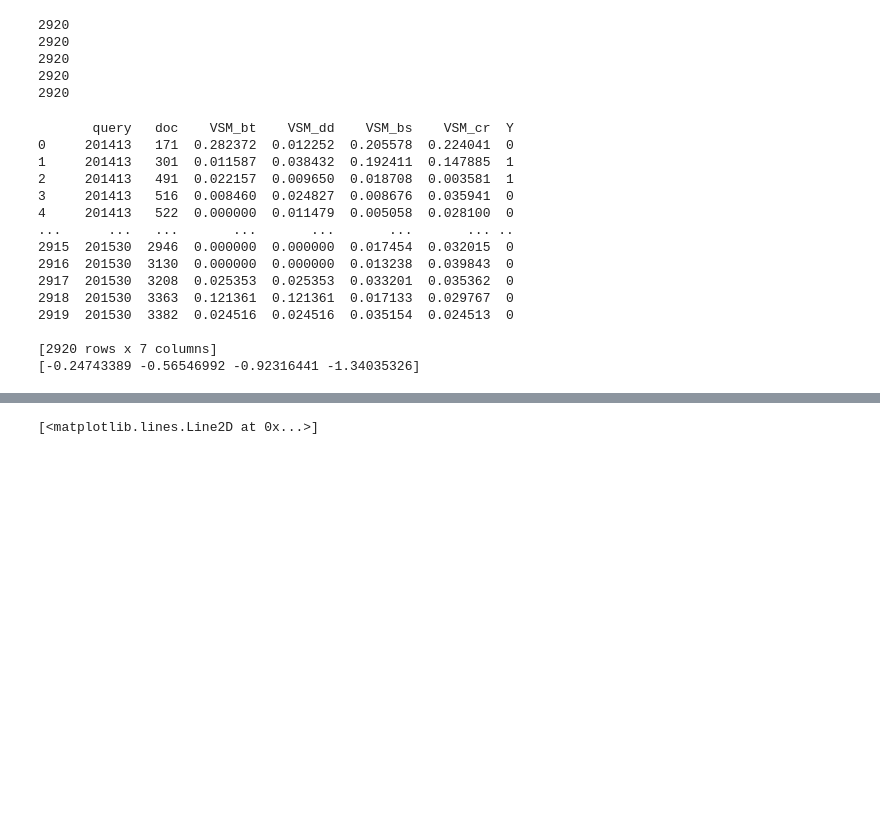
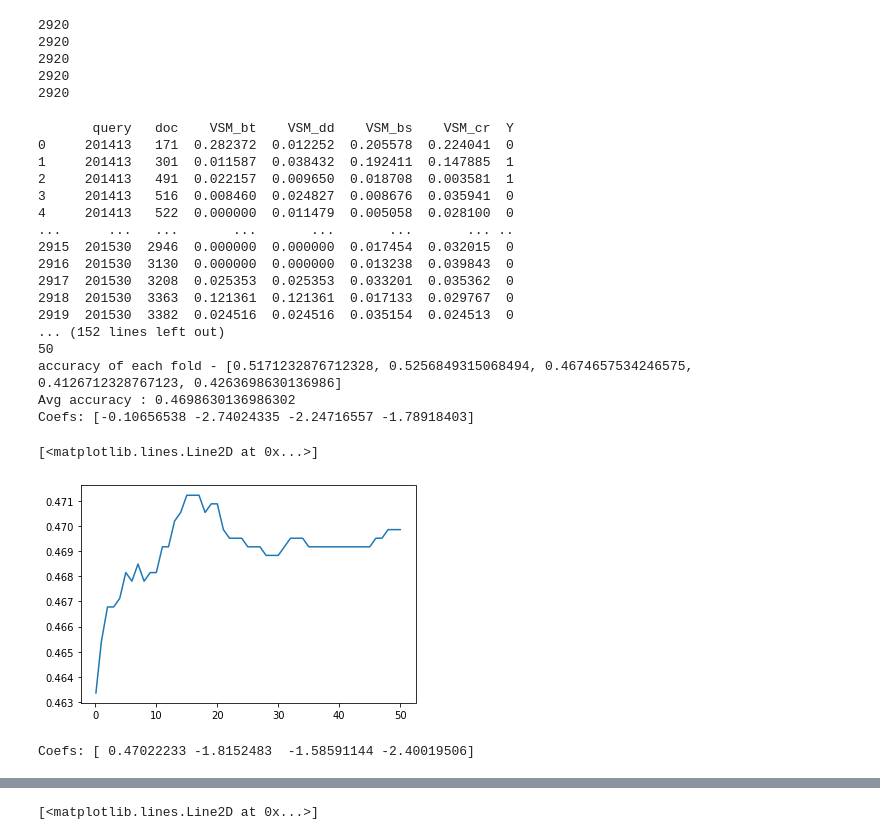
Before and after one commit to retraca/clinical-cases-retrieval, a Jupyter notebook: ggs_proj_phase2.ipynb, the cells around one changed output, grey strips where cells are left out. Cells and saved outputs as stored; diff of their text form; code cells hidden in the pictures; blank space fills up the shorter version.

Commit message:
cross validation

```diff
--- a/ggs_proj_phase2.ipynb
+++ b/ggs_proj_phase2.ipynb
@@ -261,46 +261,83 @@ print(len(y_training))
 2920
 2920
 # %%
-#Calcular coeficientes da logistic regression
+# Calcular coeficientes da logistic regression
 
 from sklearn.linear_model import LogisticRegression
-from sklearn.model_selection import train_test_split
+from sklearn.model_selection import KFold
+from sklearn.metrics import accuracy_score
 
 candidates = {'query': queries_training,
               'doc': docs_training,
               'VSM_bt': VSM_bt_training,
               'VSM_dd': VSM_dd_training,
               'VSM_bs': VSM_bs_training,
               'VSM_cr': VSM_cr_training,
               'Y': y_training
               }
 df = pd.DataFrame(candidates, columns=['query', 'doc',
                                        'VSM_bt', 'VSM_dd', 'VSM_bs', 'VSM_cr', 'Y'])
-
 print(df)
 
 x = df[['VSM_bt', 'VSM_dd', 'VSM_bs', 'VSM_cr']]
 y = df['Y']
 
-clf = LogisticRegression(random_state=0).fit(x, y)
+# cross-validation for different values of C
+c_values = [0.1, 1, 2, 3, 4, 5, 6, 7, 8, 9, 10, 11, 12, 13, 14,
+            15, 16, 17, 18, 19, 20, 21, 22, 23, 24, 25, 26, 27, 28, 29, 30, 31, 32, 33, 34, 35, 36, 37, 38, 39, 40, 41, 42, 43, 44, 45, 46, 47, 48, 49, 50]
+c_ap = []
+k = 5
+kf = KFold(n_splits=k, random_state=None)
+
+for c in c_values:
+    print(c)
+    acc_score = []
+    for train_index, test_index in kf.split(x):
+        X_train, X_test = x.iloc[train_index, :], x.iloc[test_index, :]
+        y_train, y_test = y[train_index], y[test_index]
+        clf = LogisticRegression(
+            random_state=0, C=c, class_weight='balanced').fit(X_train, y_train)
+        pred_values = clf.predict(X_test)
+
+        acc = accuracy_score(pred_values, y_test)
+        acc_score.append(acc)
+    avg_acc_score = sum(acc_score)/k
+    print('accuracy of each fold - {}'.format(acc_score))
+    print('Avg accuracy : {}'.format(avg_acc_score))
+    c_ap.append(avg_acc_score)
+
+
 coefs = clf.coef_[0]
-print(coefs)
+print('Coefs: {}'.format(coefs))
+
+plt.plot(c_values, c_ap)
 # %% [output]
        query   doc    VSM_bt    VSM_dd    VSM_bs    VSM_cr  Y
 0     201413   171  0.282372  0.012252  0.205578  0.224041  0
 1     201413   301  0.011587  0.038432  0.192411  0.147885  1
 2     201413   491  0.022157  0.009650  0.018708  0.003581  1
 3     201413   516  0.008460  0.024827  0.008676  0.035941  0
 4     201413   522  0.000000  0.011479  0.005058  0.028100  0
 ...      ...   ...       ...       ...       ...       ... ..
 2915  201530  2946  0.000000  0.000000  0.017454  0.032015  0
 2916  201530  3130  0.000000  0.000000  0.013238  0.039843  0
 2917  201530  3208  0.025353  0.025353  0.033201  0.035362  0
 2918  201530  3363  0.121361  0.121361  0.017133  0.029767  0
 2919  201530  3382  0.024516  0.024516  0.035154  0.024513  0
-
-[2920 rows x 7 columns]
-[-0.24743389 -0.56546992 -0.92316441 -1.34035326]
+... (152 lines left out)
+50
+accuracy of each fold - [0.5171232876712328, 0.5256849315068494, 0.4674657534246575, 0.4126712328767123, 0.4263698630136986]
+Avg accuracy : 0.4698630136986302
+Coefs: [-0.10656538 -2.74024335 -2.24716557 -1.78918403]
+[<matplotlib.lines.Line2D at 0x...>]
+[figure, added]
+# %%
+clf = LogisticRegression(
+    random_state=0, C=18, class_weight='balanced').fit(x, y)
+coefs = clf.coef_[0]
+print('Coefs: {}'.format(coefs))
+# %% [output]
+Coefs: [ 0.47022233 -1.8152483  -1.58591144 -2.40019506]
 # %%
 #scores para as queries de teste
 
```
Also changed, not shown: parts of 1 cell of this notebook.
